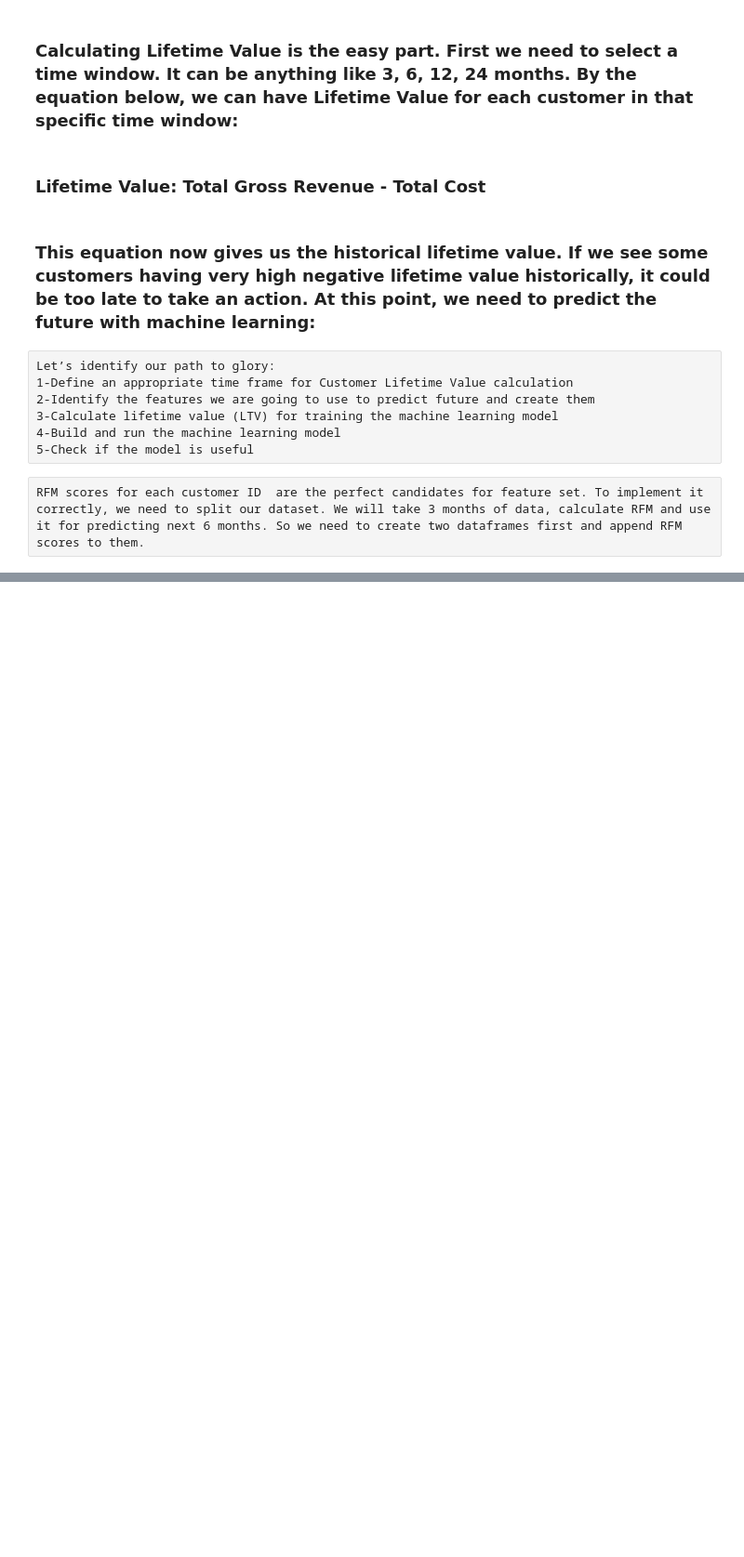
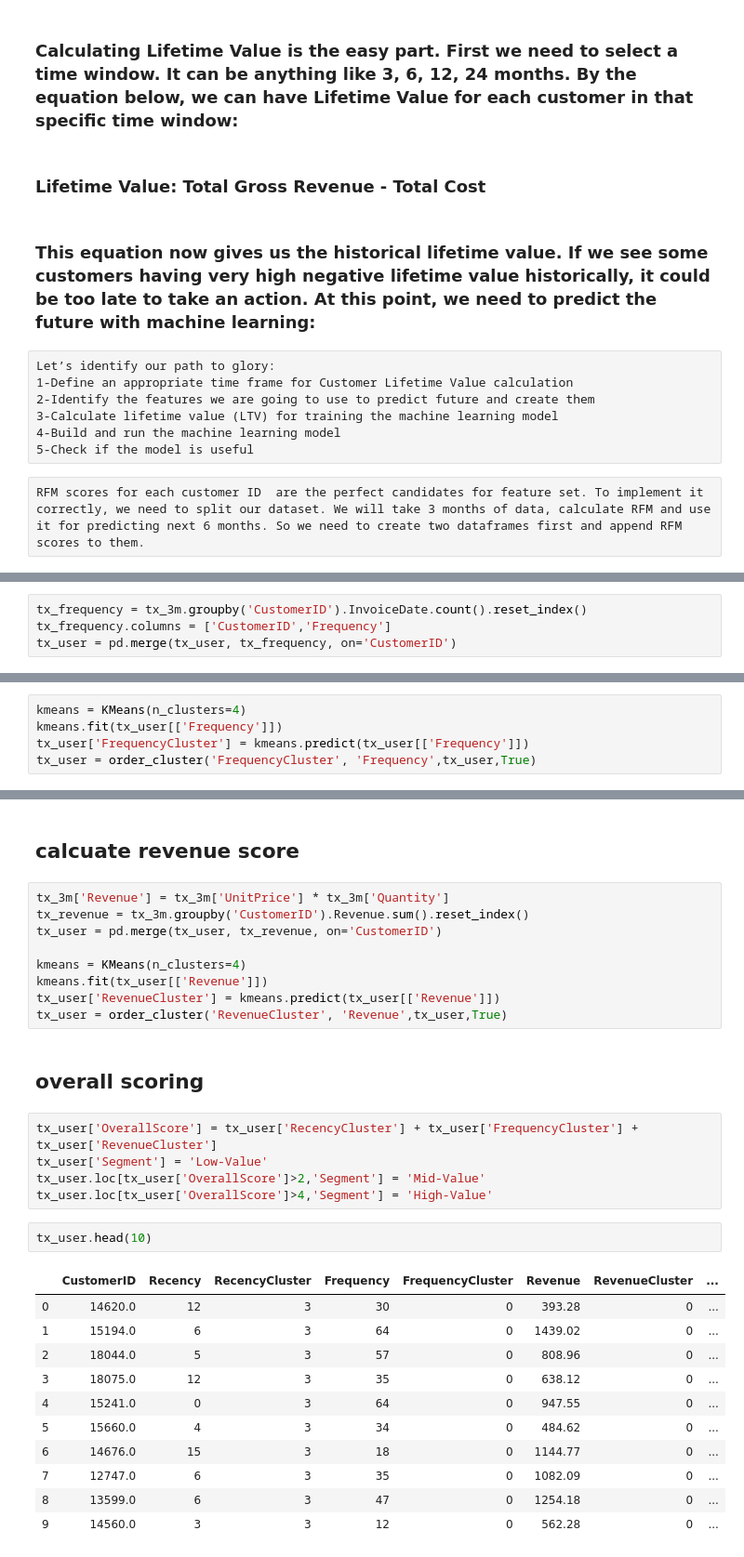
Before and after one commit to AbderrhmanAbdellatif/DataScience, a Jupyter notebook: Customer Lifetime Value.ipynb, the cells around one changed output, grey strips where cells are left out. Shown at 93% size. Saved outputs shown, nothing was run; the diff lists cells and outputs as text; blank space fills up the shorter version.

```diff
--- a/Customer Lifetime Value.ipynb
+++ b/Customer Lifetime Value.ipynb
@@ -44,0 +132,4 @@ tx_uk = tx_data.query("Country=='United Kingdom'").reset_index(drop=True)
+# %%
+tx_frequency = tx_3m.groupby('CustomerID').InvoiceDate.count().reset_index()
+tx_frequency.columns = ['CustomerID','Frequency']
+tx_user = pd.merge(tx_user, tx_frequency, on='CustomerID')
@@ -44,0 +145,5 @@ tx_uk = tx_data.query("Country=='United Kingdom'").reset_index(drop=True)
+# %%
+kmeans = KMeans(n_clusters=4)
+kmeans.fit(tx_user[['Frequency']])
+tx_user['FrequencyCluster'] = kmeans.predict(tx_user[['Frequency']])
+tx_user = order_cluster('FrequencyCluster', 'Frequency',tx_user,True)
@@ -44,0 +159,32 @@ tx_uk = tx_data.query("Country=='United Kingdom'").reset_index(drop=True)
+# %% [markdown]
+## calcuate revenue score
+# %%
+tx_3m['Revenue'] = tx_3m['UnitPrice'] * tx_3m['Quantity']
+tx_revenue = tx_3m.groupby('CustomerID').Revenue.sum().reset_index()
+tx_user = pd.merge(tx_user, tx_revenue, on='CustomerID')
+
+kmeans = KMeans(n_clusters=4)
+kmeans.fit(tx_user[['Revenue']])
+tx_user['RevenueCluster'] = kmeans.predict(tx_user[['Revenue']])
+tx_user = order_cluster('RevenueCluster', 'Revenue',tx_user,True)
+# %% [markdown]
+## overall scoring
+# %%
+tx_user['OverallScore'] = tx_user['RecencyCluster'] + tx_user['FrequencyCluster'] + tx_user['RevenueCluster']
+tx_user['Segment'] = 'Low-Value'
+tx_user.loc[tx_user['OverallScore']>2,'Segment'] = 'Mid-Value'
+tx_user.loc[tx_user['OverallScore']>4,'Segment'] = 'High-Value'
+# %%
+tx_user.head(10)
+# %% [output]
+|  | CustomerID | Recency | RecencyCluster | Frequency | FrequencyCluster | Revenue | RevenueCluster | ... |
+| 0 | 14620.0 | 12 | 3 | 30 | 0 | 393.28 | 0 | ... |
+| 1 | 15194.0 | 6 | 3 | 64 | 0 | 1439.02 | 0 | ... |
+| 2 | 18044.0 | 5 | 3 | 57 | 0 | 808.96 | 0 | ... |
+| 3 | 18075.0 | 12 | 3 | 35 | 0 | 638.12 | 0 | ... |
+| 4 | 15241.0 | 0 | 3 | 64 | 0 | 947.55 | 0 | ... |
+| 5 | 15660.0 | 4 | 3 | 34 | 0 | 484.62 | 0 | ... |
+| 6 | 14676.0 | 15 | 3 | 18 | 0 | 1144.77 | 0 | ... |
+| 7 | 12747.0 | 6 | 3 | 35 | 0 | 1082.09 | 0 | ... |
+| 8 | 13599.0 | 6 | 3 | 47 | 0 | 1254.18 | 0 | ... |
+| 9 | 14560.0 | 3 | 3 | 12 | 0 | 562.28 | 0 | ... |
```
Also changed, not shown: parts of 30 cells of this notebook.
